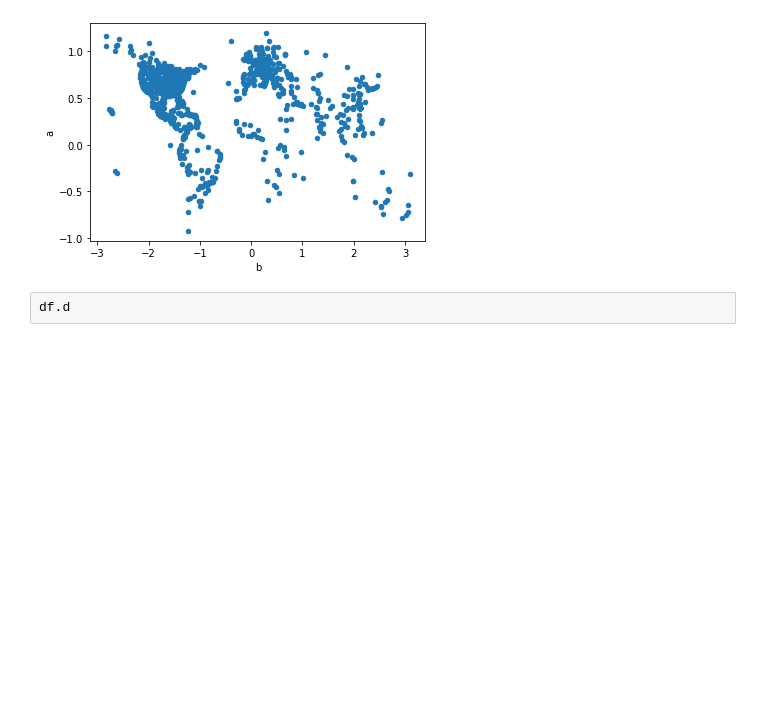
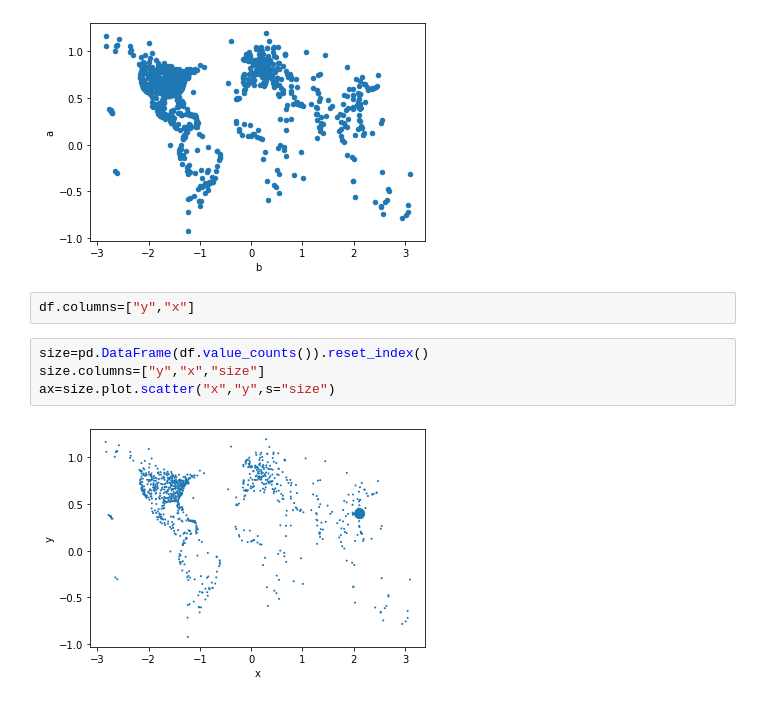
Before and after one commit to carlosiruiz/exercises, a Jupyter notebook: Untitled1.ipynb, the cells around one changed output. Cells and saved outputs as stored; diff of their text form; blank space fills up the shorter version.

```diff
--- a/Untitled1.ipynb
+++ b/Untitled1.ipynb
@@ -24,5 +24,11 @@ df.plot.scatter(x="b",y="a")
 # %% [output]
 <AxesSubplot:xlabel='b', ylabel='a'>
 [figure]
-# %%
-df.d
+# %%
+df.columns=["y","x"]
+# %%
+size=pd.DataFrame(df.value_counts()).reset_index()
+size.columns=["y","x","size"]
+ax=size.plot.scatter("x","y",s="size")
+# %% [output]
+[figure, added]
```
